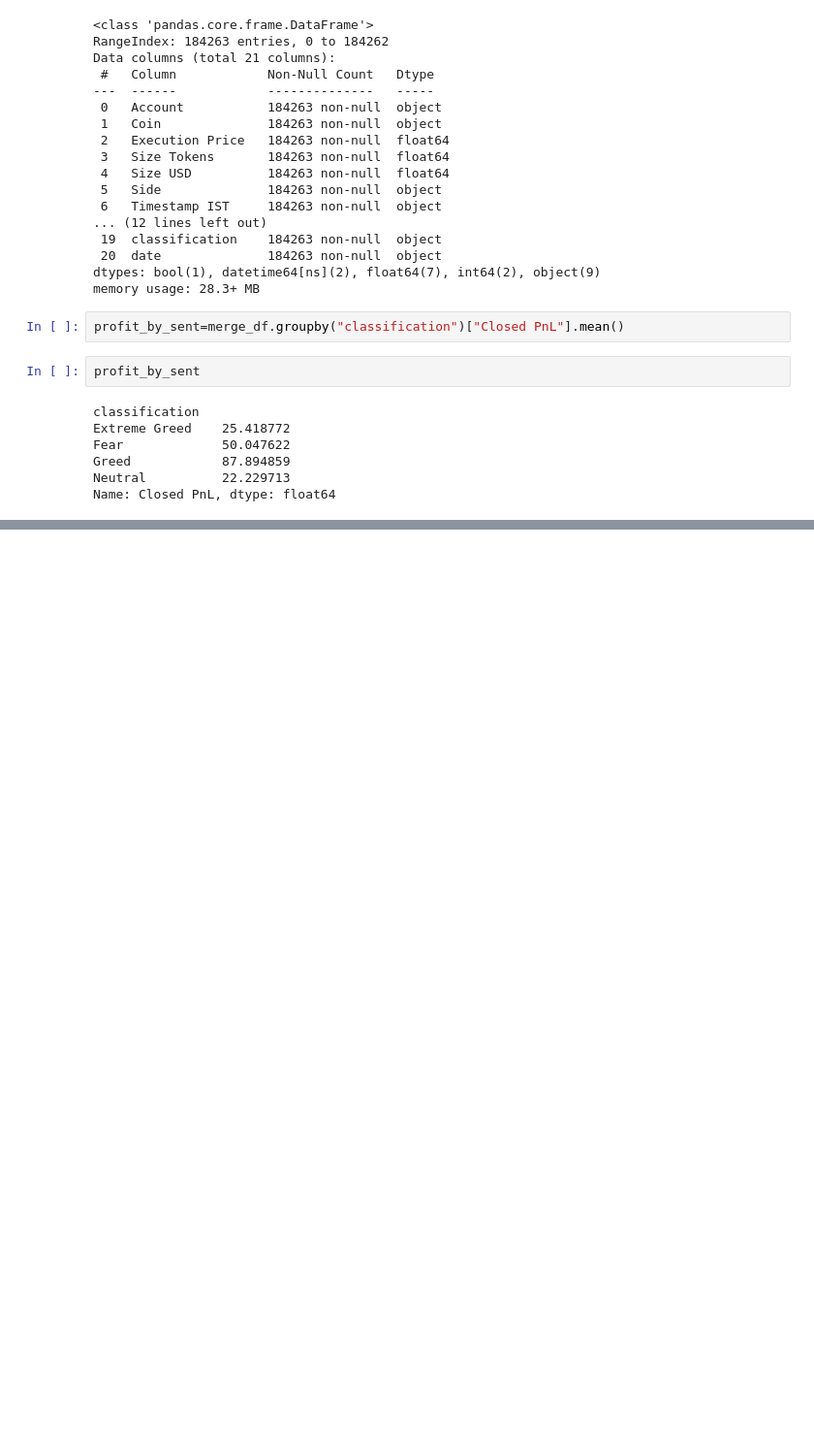
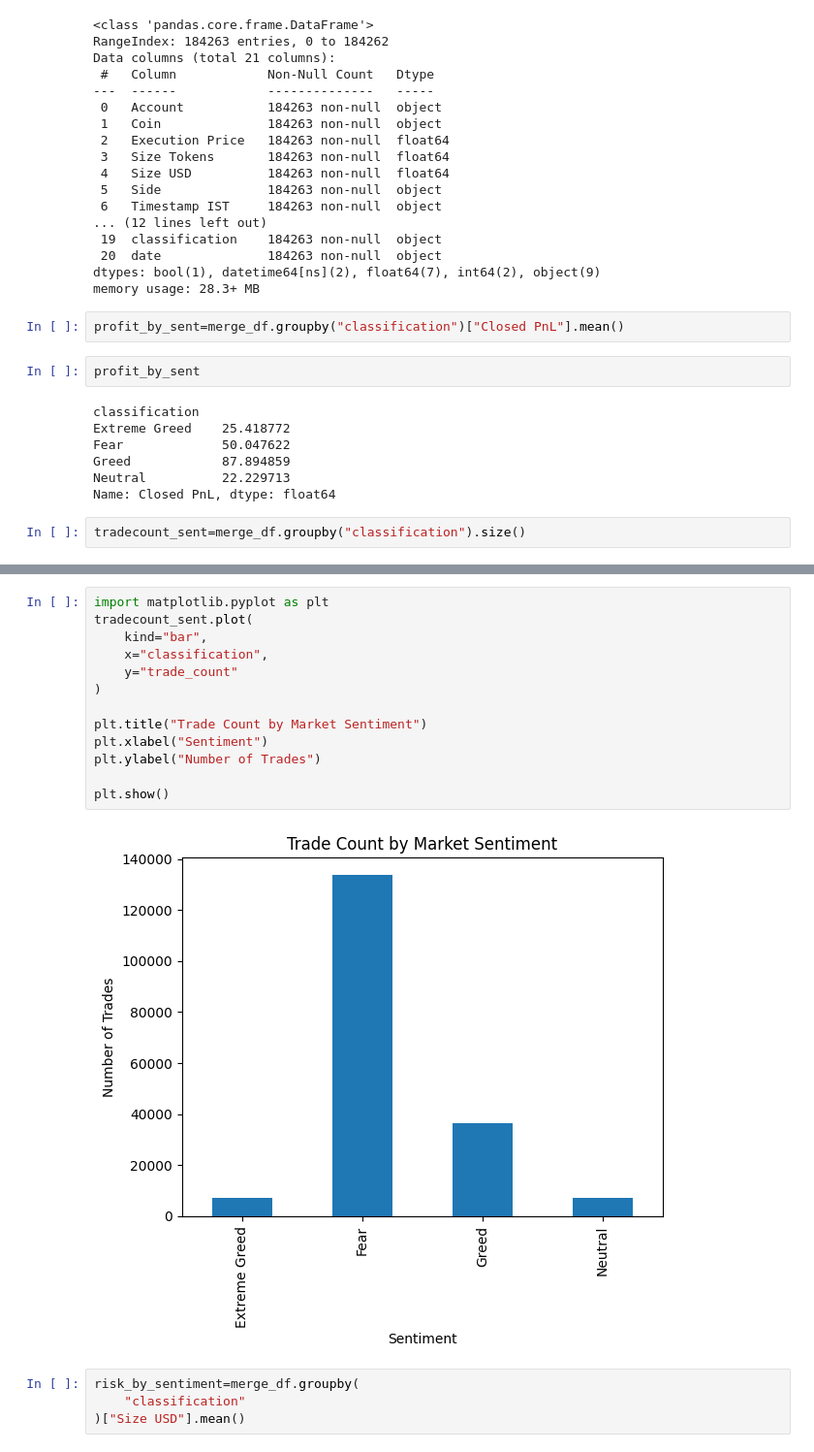
Before and after one commit to Sahibpreet-singh/Data-insight, a Jupyter notebook: main.ipynb, the cells around one changed output, grey strips where cells are left out. Shown at 97% size. Cells and saved outputs as stored; diff of their text form; blank space fills up the shorter version.

```diff
--- a/main.ipynb
+++ b/main.ipynb
@@ -91,3 +91,5 @@ Fear             50.047622
 Greed            87.894859
 Neutral          22.229713
 Name: Closed PnL, dtype: float64
+# %%
+tradecount_sent=merge_df.groupby("classification").size()
@@ -93,0 +105,19 @@ Name: Closed PnL, dtype: float64
+# %%
+import matplotlib.pyplot as plt
+tradecount_sent.plot(
+    kind="bar",
+    x="classification",
+    y="trade_count"
+)
+
+plt.title("Trade Count by Market Sentiment")
+plt.xlabel("Sentiment")
+plt.ylabel("Number of Trades")
+
+plt.show()
+# %% [output]
+[figure, added]
+# %%
+risk_by_sentiment=merge_df.groupby(
+    "classification"
+)["Size USD"].mean()
```
Also changed, not shown: parts of 21 cells of this notebook.
